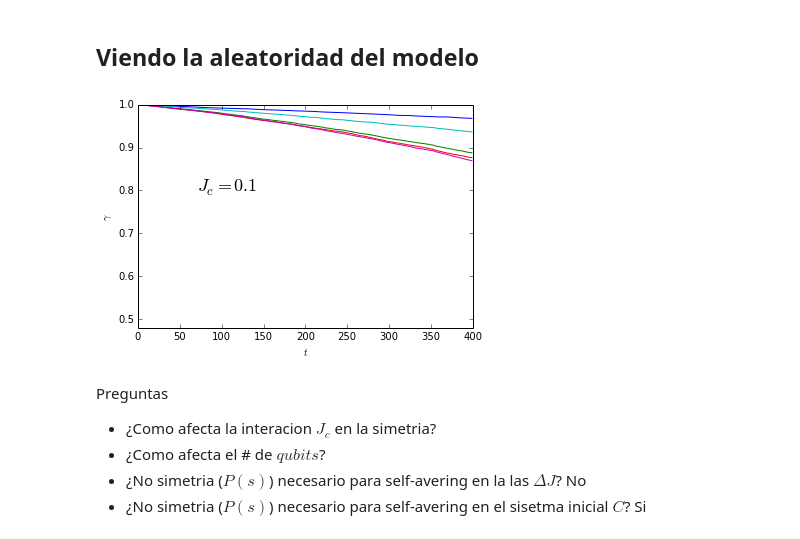
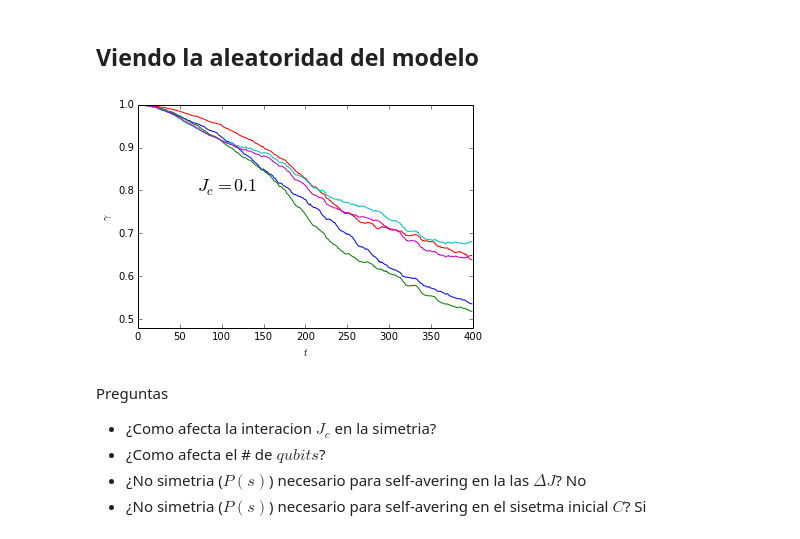
Before and after one commit to evalvarez12/qubits-CUDA, a Jupyter notebook: Purity.ipynb, the cells around one changed output. Drawn from its saved outputs; the diff is of its cells as text; code cells hidden in the pictures.

Commit message:
Se inicia pureza en modelo3 y modelo4

```diff
--- a/Purity.ipynb
+++ b/Purity.ipynb
@@ -15,21 +15,21 @@ En modelo $chain$
 ## Viendo la aleatoridad del modelo
 # %%
 #CAOS EN CADENA
-Jc,Js,DJs,Dbs,bx,bz=[0.01,0.8,0.1,0,0.8,0.8]
+Jc,Jp,Js,DJs,Dbs,bx,bz=[0.01,0.2,1.0,0.1,0,1.0,1.0]
 # %%
-q=10
+q=13
 veces=5
 for i in range(veces) :
-    !ssh t800  carlospg/abc/./abc -o purity -q $q --model model1 --Jc $Jc --Js $Js --DJs $DJs --bx $bx --bz $bz --Dbs $Dbs --t 400 --PARAMseed 23343 --Eseed 2456  > pur.dat
+    !ssh t800  carlospg/qubits-CUDA/./abc -o purity -q $q --x 4 --model model3 --Jc $Jc --Js $Js --DJs $DJs --bx $bx --bz $bz --Dbs $Dbs --t 400 --PARAMseed 23343 --Eseed 2456  > pur.dat
     a=loadtxt("pur.dat")
     plot(a)
 xlabel("$t$")
 ylabel("$\gamma$")
 axis([0,400,.48,1])
 text(70,.8,'$J_c=0.1$',fontsize=18)
 show()
 # %% [output]
-[figure, old version]
+[figure, new version]
 # %% [markdown]
 Preguntas
 - ¿Como afecta la interacion $J_c$ en la simetria?
```
Also changed, not shown: parts of 6 cells of this notebook, 8 other files.
